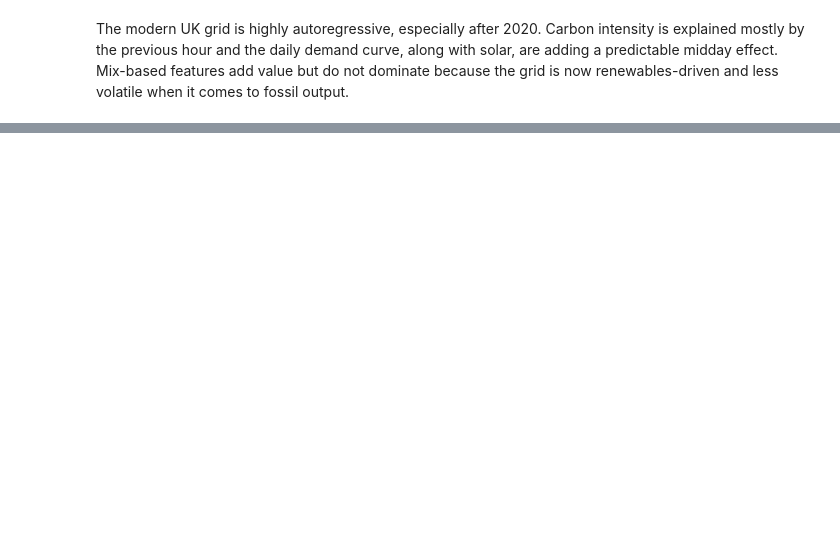
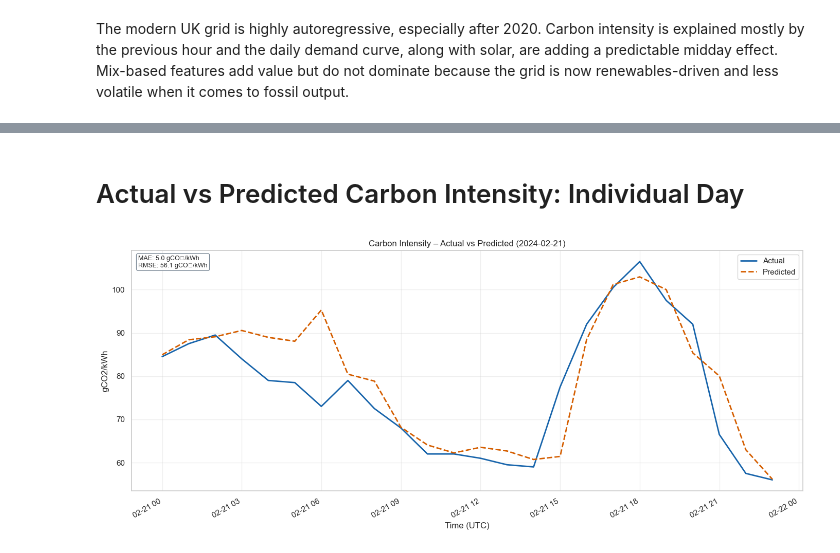
Before and after one commit to KrisN13/Forecasting-UK-Grid-Carbon-Intensity, a Jupyter notebook: notebooks/04_feature_engineering_and_models.ipynb, the cells around one changed output, grey strips where cells are left out. Cells and saved outputs as stored; diff of their text form; code cells hidden in the pictures; blank space fills up the shorter version.

Commit message:
Final Model - No more feature changes

```diff
--- a/notebooks/04_feature_engineering_and_models.ipynb
+++ b/notebooks/04_feature_engineering_and_models.ipynb
@@ -271,0 +338,64 @@ plt.show()
+# %% [markdown]
+# Actual vs Predicted Carbon Intensity: Individual Day
+# %%
+# Figure 1: Actual vs Predicted Carbon Intensity (Example Day)
+
+example_date = "2024-02-21"  # change this if needed
+
+ci_day = df_preds.loc[example_date, ["CI_actual", "CI_pred"]].copy()
+ci_day = ci_day.sort_index()
+
+mae = mean_absolute_error(ci_day["CI_actual"], ci_day["CI_pred"])
+rmse = mean_squared_error(ci_day["CI_actual"], ci_day["CI_pred"])
+
+fig, ax = plt.subplots(figsize=(14, 6))
+
+ax.plot(
+    ci_day.index,
+    ci_day["CI_actual"],
+    label="Actual",
+    color=COLORS["blue"],
+    linewidth=2,
+)
+
+ax.plot(
+    ci_day.index,
+    ci_day["CI_pred"],
+    label="Predicted",
+    color=COLORS["orange"],
+    linewidth=2,
+    linestyle="--",
+)
+
+ax.set_title(f"Carbon Intensity – Actual vs Predicted ({example_date})")
+ax.set_ylabel("gCO2/kWh")
+ax.set_xlabel("Time (UTC)")
+
+ax.legend(loc="upper right")
+ax.grid(True, alpha=0.3)
+
+text = f"MAE: {mae:.1f} gCO₂/kWh\nRMSE: {rmse:.1f} gCO₂/kWh"
+ax.text(
+    0.01,
+    0.98,
+    text,
+    transform=ax.transAxes,
+    va="top",
+    ha="left",
+    fontsize=9,
+    bbox=dict(boxstyle="round", fc="white", ec=COLORS["grey"], alpha=0.9),
+)
+
+fig.autofmt_xdate()
+plt.tight_layout()
+plt.show()
+
+# Caption (for README/portfolio):
+# "Actual vs predicted carbon intensity for a sample day in 2024.
+#  The model tracks the main shape of the curve with relatively low error."
+
+# Alt text:
+# "Line chart showing actual and predicted hourly carbon intensity for a sample day,
+#  with the two lines closely aligned across the 24-hour period."
+# %% [output]
+[figure, added]
```
Also changed, not shown: parts of 17 cells of this notebook, 10 other files.
